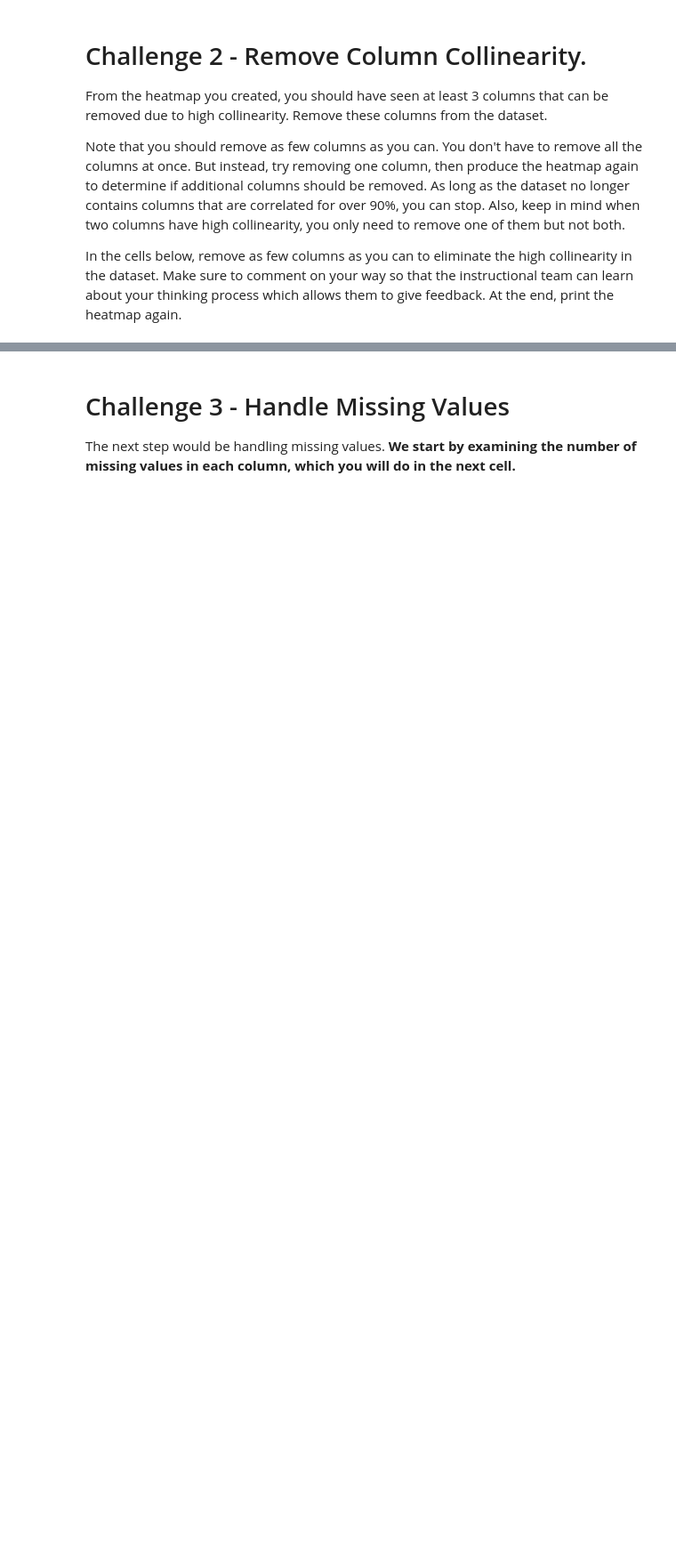
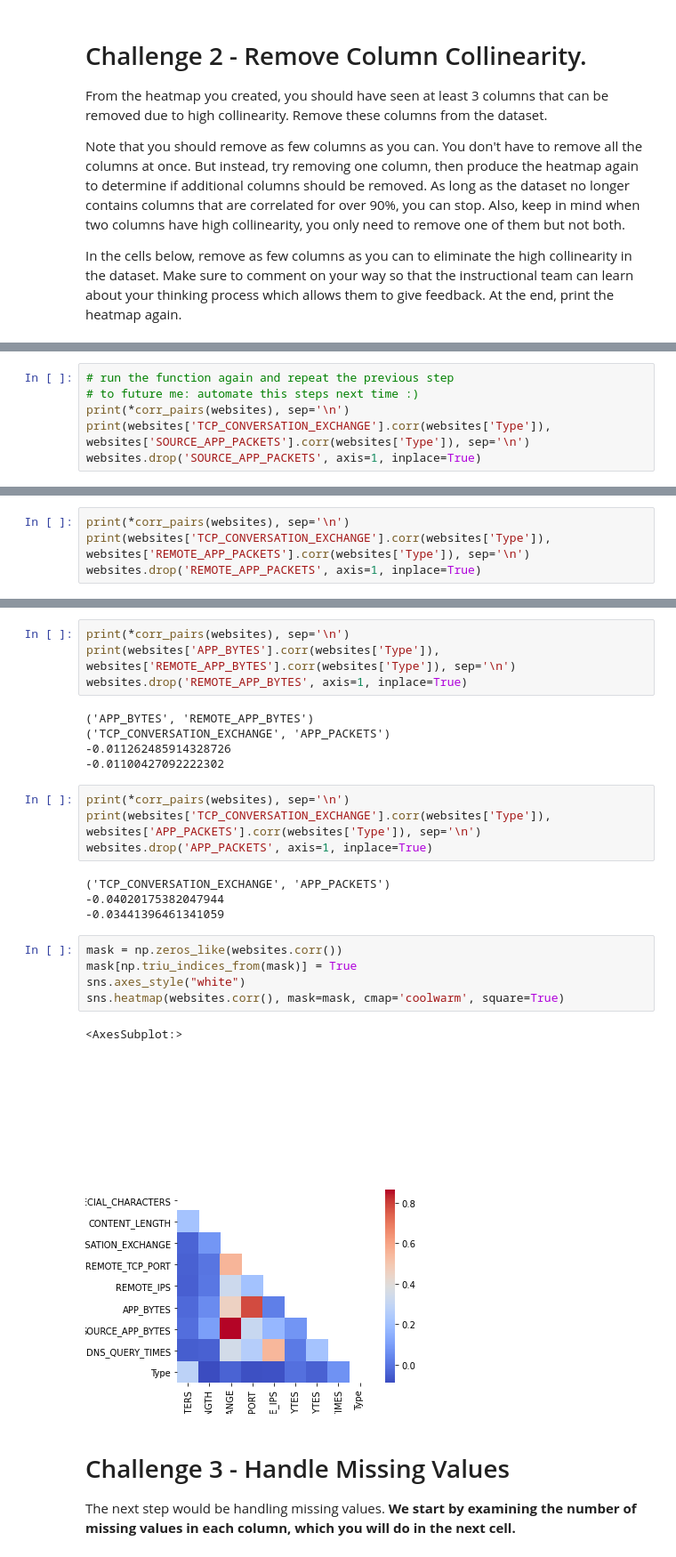
Before and after one commit to ta-data-lis/lab-supervised-learning, a Jupyter notebook: your-code/main.ipynb, the cells around one changed output, grey strips where cells are left out. Shown: that part at 89% size. Saved outputs shown, nothing was run; the diff lists cells and outputs as text; blank space fills up the shorter version.

```diff
--- a/your-code/main.ipynb
+++ b/your-code/main.ipynb
@@ -70,0 +248,6 @@ In the cells below, remove as few columns as you can to eliminate the high colli
+# %%
+# run the function again and repeat the previous step
+# to future me: automate this steps next time :)
+print(*corr_pairs(websites), sep='\n')
+print(websites['TCP_CONVERSATION_EXCHANGE'].corr(websites['Type']), websites['SOURCE_APP_PACKETS'].corr(websites['Type']), sep='\n')
+websites.drop('SOURCE_APP_PACKETS', axis=1, inplace=True)
@@ -70,0 +264,4 @@ In the cells below, remove as few columns as you can to eliminate the high colli
+# %%
+print(*corr_pairs(websites), sep='\n')
+print(websites['TCP_CONVERSATION_EXCHANGE'].corr(websites['Type']), websites['REMOTE_APP_PACKETS'].corr(websites['Type']), sep='\n')
+websites.drop('REMOTE_APP_PACKETS', axis=1, inplace=True)
@@ -71,3 +275,28 @@ In the cells below, remove as few columns as you can to eliminate the high colli
+# %%
+print(*corr_pairs(websites), sep='\n')
+print(websites['APP_BYTES'].corr(websites['Type']), websites['REMOTE_APP_BYTES'].corr(websites['Type']), sep='\n')
+websites.drop('REMOTE_APP_BYTES', axis=1, inplace=True)
+# %% [output]
+('APP_BYTES', 'REMOTE_APP_BYTES')
+('TCP_CONVERSATION_EXCHANGE', 'APP_PACKETS')
+-0.011262485914328726
+-0.01100427092222302
+# %%
+print(*corr_pairs(websites), sep='\n')
+print(websites['TCP_CONVERSATION_EXCHANGE'].corr(websites['Type']), websites['APP_PACKETS'].corr(websites['Type']), sep='\n')
+websites.drop('APP_PACKETS', axis=1, inplace=True)
+# %% [output]
+('TCP_CONVERSATION_EXCHANGE', 'APP_PACKETS')
+-0.04020175382047944
+-0.03441396461341059
+# %%
+mask = np.zeros_like(websites.corr())
+mask[np.triu_indices_from(mask)] = True
+sns.axes_style("white")
+sns.heatmap(websites.corr(), mask=mask, cmap='coolwarm', square=True)
+# %% [output]
+<AxesSubplot:>
+[figure, added]
 # %% [markdown]
 # Challenge 3 - Handle Missing Values
 
```
Also changed, not shown: parts of 75 cells of this notebook.
